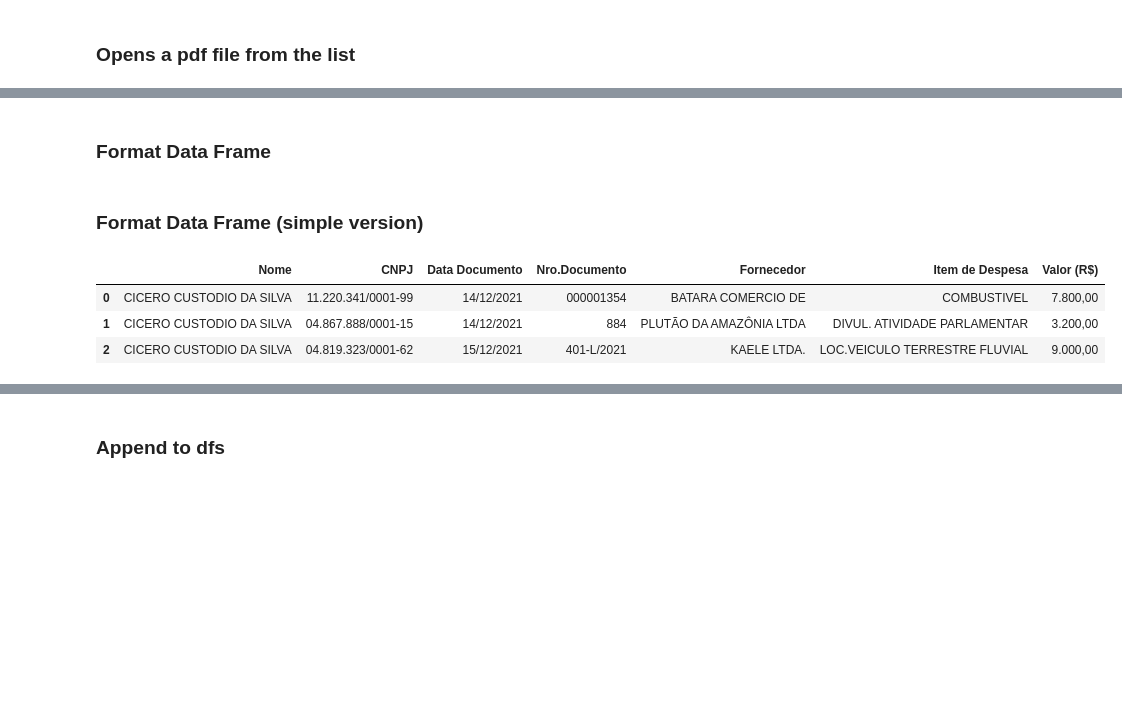
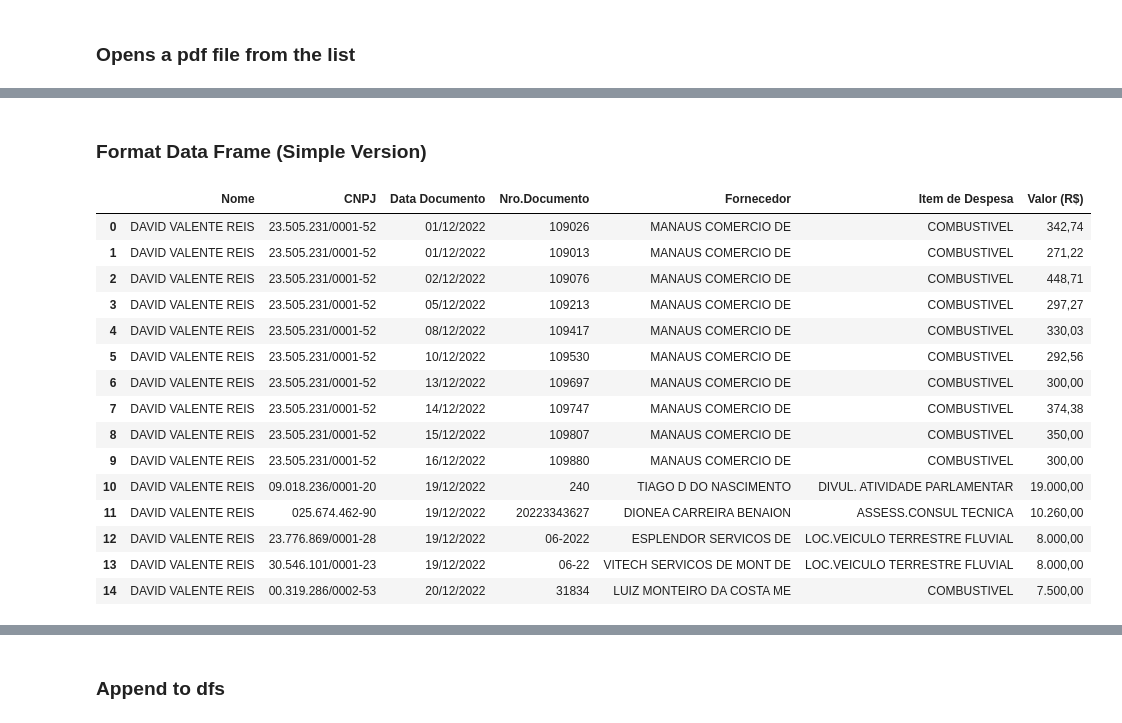
Before and after one commit to mcmaquine/politica-X9, a Jupyter notebook: dataframe_extractor.ipynb, the cells around one changed output, grey strips where cells are left out. Cells and saved outputs as stored; diff of their text form; code cells hidden in the pictures; blank space fills up the shorter version.

```diff
--- a/dataframe_extractor.ipynb
+++ b/dataframe_extractor.ipynb
@@ -63,14 +81,14 @@ def has_duplicates(input_list):
 # %% [markdown]
 ### Opens a pdf file from the list
 # %%
-index = 0
-#index 12 tem pdf em branco
+index = 220
+#index 12 de 2021 tem pdf em branco, ceap 2022 done up to 156
 try:
     dfs = tabula.read_pdf( folder+'/'+file_names[index], pages='all', pandas_options={'dtype':'str'}) # entrega um Dataframe
     #print(dfs[0])
 except Exception:
     print("File doesn't exist")
     dfs = None
-open_pdf(index)
+#open_pdf(index)
 dfs[0]
 # %% [output]
@@ -88,41 +159,34 @@ Opening in existing browser session.
 # %% [markdown]
-### Format Data Frame
+### Format Data Frame (Simple Version)
-# %%
-# option #1
-for df in dfs:
-    # armazenar o nome do vereador
-    _firstcol = dfs[0].columns[0]
-    names = _shear_names( primary_df[_firstcol][1] )
-
-    # procurar a linha que se encontra o titulo CNPJ
-
-    new_frame = df.drop( range(0,9) )
-    new_frame.insert(0, 'fname', names[0])
-    new_frame.insert(1, 'lname', names[1])
-    new_frame.insert(4, 'Nro.Documento', None)
-    new_frame   =   new_frame.head( -1 )
-    new_frame   =   new_frame.iloc[:, :-2]
-    new_frame.rename(columns={_firstcol:'CNPJ', 'Unnamed: 0':'Data Documento', 'Unnamed: 1':'Fornecedor', 'Unnamed: 2':'Item de Despesa', 'Unnamed: 3':'Valor (R$)'}, inplace=True)
-
-    # Split 'Data Documento' and assign the second part to 'Nro.Documento'
-    new_frame['Nro.Documento'] = new_frame['Data Documento'].apply(lambda x: x.split()[1] if len(x.split()) > 1 else None)
-    new_frame['Data Documento'] = new_frame['Data Documento'].apply(lambda x: x.split()[0])
-
-    print( new_frame.head())
-# %% [markdown]
-### Format Data Frame (simple version)
 # %%
-for df in dfs:
+# all 2021 CEAP files have the same structure
+for i, df in enumerate(dfs):
     # armazebnar o nome do vereador
     name = get_name(index, 3)
 
+    # delete last line if it is Total line
+    if check_last_row_total(df):
+        df   =   df.head( -1 )
     df.drop( df.columns[[6,7]], axis=1, inplace=True)
     df.insert(0, 'Nome', name)
-    df.drop( df.index[-1], inplace=True)
+
+    dfs[i] = df
 
 dfs[0]
 # %% [output]
 |  | Nome | CNPJ | Data Documento | Nro.Documento | Fornecedor | Item de Despesa | Valor (R$) |
-| 0 | CICERO CUSTODIO DA SILVA | 11.220.341/0001-99 | 14/12/2021 | 000001354 | BATARA COMERCIO DE | COMBUSTIVEL | 7.800,00 |
-| 1 | CICERO CUSTODIO DA SILVA | 04.867.888/0001-15 | 14/12/2021 | 884 | PLUTÃO DA AMAZÔNIA LTDA | DIVUL. ATIVIDADE PARLAMENTAR | 3.200,00 |
-| 2 | CICERO CUSTODIO DA SILVA | 04.819.323/0001-62 | 15/12/2021 | 401-L/2021 | KAELE LTDA. | LOC.VEICULO TERRESTRE FLUVIAL | 9.000,00 |
+| 0 | DAVID VALENTE REIS | 23.505.231/0001-52 | 01/12/2022 | 109026 | MANAUS COMERCIO DE | COMBUSTIVEL | 342,74 |
+| 1 | DAVID VALENTE REIS | 23.505.231/0001-52 | 01/12/2022 | 109013 | MANAUS COMERCIO DE | COMBUSTIVEL | 271,22 |
+| 2 | DAVID VALENTE REIS | 23.505.231/0001-52 | 02/12/2022 | 109076 | MANAUS COMERCIO DE | COMBUSTIVEL | 448,71 |
+| 3 | DAVID VALENTE REIS | 23.505.231/0001-52 | 05/12/2022 | 109213 | MANAUS COMERCIO DE | COMBUSTIVEL | 297,27 |
+| 4 | DAVID VALENTE REIS | 23.505.231/0001-52 | 08/12/2022 | 109417 | MANAUS COMERCIO DE | COMBUSTIVEL | 330,03 |
+| 5 | DAVID VALENTE REIS | 23.505.231/0001-52 | 10/12/2022 | 109530 | MANAUS COMERCIO DE | COMBUSTIVEL | 292,56 |
+| 6 | DAVID VALENTE REIS | 23.505.231/0001-52 | 13/12/2022 | 109697 | MANAUS COMERCIO DE | COMBUSTIVEL | 300,00 |
+| 7 | DAVID VALENTE REIS | 23.505.231/0001-52 | 14/12/2022 | 109747 | MANAUS COMERCIO DE | COMBUSTIVEL | 374,38 |
+| 8 | DAVID VALENTE REIS | 23.505.231/0001-52 | 15/12/2022 | 109807 | MANAUS COMERCIO DE | COMBUSTIVEL | 350,00 |
+| 9 | DAVID VALENTE REIS | 23.505.231/0001-52 | 16/12/2022 | 109880 | MANAUS COMERCIO DE | COMBUSTIVEL | 300,00 |
+| 10 | DAVID VALENTE REIS | 09.018.236/0001-20 | 19/12/2022 | 240 | TIAGO D DO NASCIMENTO | DIVUL. ATIVIDADE PARLAMENTAR | 19.000,00 |
+| 11 | DAVID VALENTE REIS | 025.674.462-90 | 19/12/2022 | 20223343627 | DIONEA CARREIRA BENAION | ASSESS.CONSUL TECNICA | 10.260,00 |
+| 12 | DAVID VALENTE REIS | 23.776.869/0001-28 | 19/12/2022 | 06-2022 | ESPLENDOR SERVICOS DE | LOC.VEICULO TERRESTRE FLUVIAL | 8.000,00 |
+| 13 | DAVID VALENTE REIS | 30.546.101/0001-23 | 19/12/2022 | 06-22 | VITECH SERVICOS DE MONT DE | LOC.VEICULO TERRESTRE FLUVIAL | 8.000,00 |
+| 14 | DAVID VALENTE REIS | 00.319.286/0002-53 | 20/12/2022 | 31834 | LUIZ MONTEIRO DA COSTA ME | COMBUSTIVEL | 7.500,00 |
```
Also changed, not shown: parts of 22 cells of this notebook, 4 other files.
